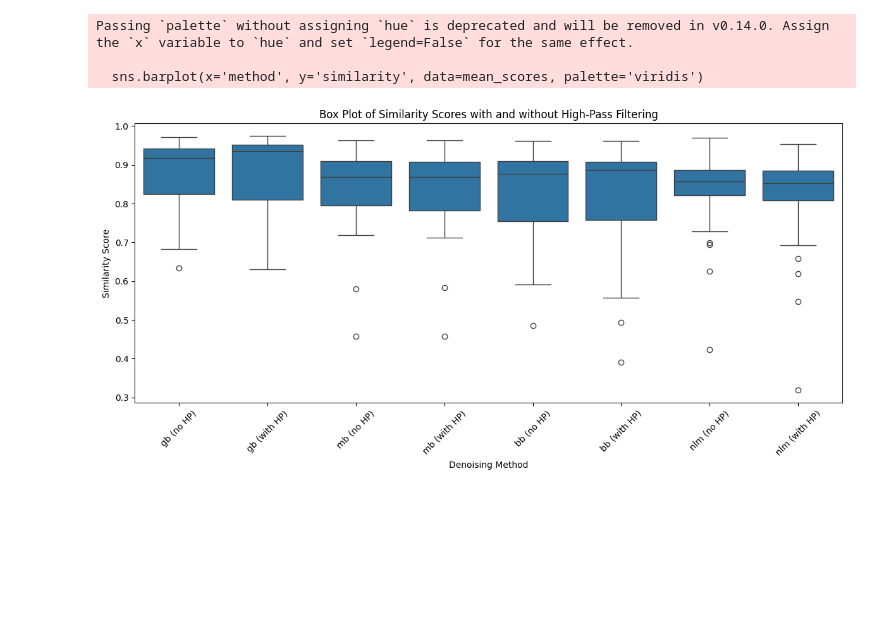
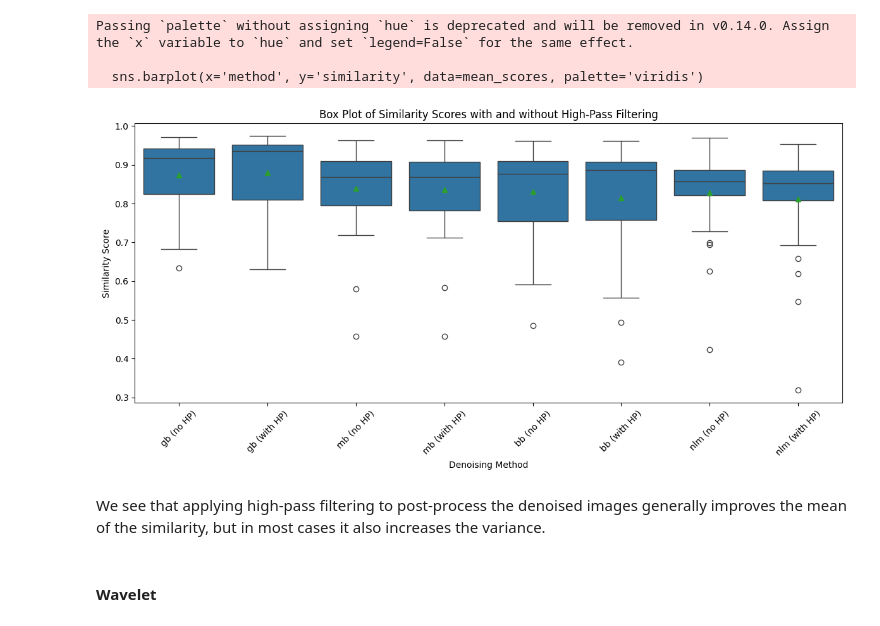
Before and after one commit to MCV-2024-C1-Project/Team7, a Jupyter notebook: proves_denoising.ipynb, the cells around one changed output. Cells and saved outputs as stored; diff of their text form; code cells hidden in the pictures; blank space fills up the shorter version.

```diff
--- a/proves_denoising.ipynb
+++ b/proves_denoising.ipynb
@@ -932,32 +934,36 @@ def analyze_high_pass_filtering(noisy_images, gt_images, comparison_method='ssim
             similarity_dict['method'].append(f"{method} (no HP)")
             similarity_dict['similarity'].append(similarity_no_hp)
 
             # Enhance using high-pass filtering
             enhanced_img = enhance_image_with_hp(denoised_img, ksize=5)
 
             # Calculate similarity with high-pass filtering
             similarity_hp = calculate_similarity(gt_img, enhanced_img, method=comparison_method)
             similarity_dict['method'].append(f"{method} (with HP)")
             similarity_dict['similarity'].append(similarity_hp)
 
     return pd.DataFrame(similarity_dict)
 
 # Run the analysis
 comparison_method = 'ssim'  # or 'psnr', etc.
 results_hp_analysis = analyze_high_pass_filtering(noisy_images, gt_images, comparison_method)
 
 # Save results to CSV
 results_hp_analysis.to_csv('high_pass_filtering_results.csv', index=False)
 
 # Visualize results
 plt.figure(figsize=(12, 6))
-sns.boxplot(x='method', y='similarity', data=results_hp_analysis)
+sns.boxplot(x='method', y='similarity', data=results_hp_analysis, showmeans=True)
 plt.title('Box Plot of Similarity Scores with and without High-Pass Filtering')
 plt.xlabel('Denoising Method')
 plt.ylabel('Similarity Score')
 plt.xticks(rotation=45)
 plt.tight_layout()
 plt.savefig('hp_filtering_box_plot.png')
 plt.show()
 # %% [output]
-[figure, old version]
+[figure, new version]
+# %% [markdown]
+We see that applying high-pass filtering to post-process the denoised images generally improves the mean of the similarity, but in most cases it also increases the variance.
+# %% [markdown]
+#### Wavelet
```
Also changed, not shown: parts of 9 cells of this notebook.
